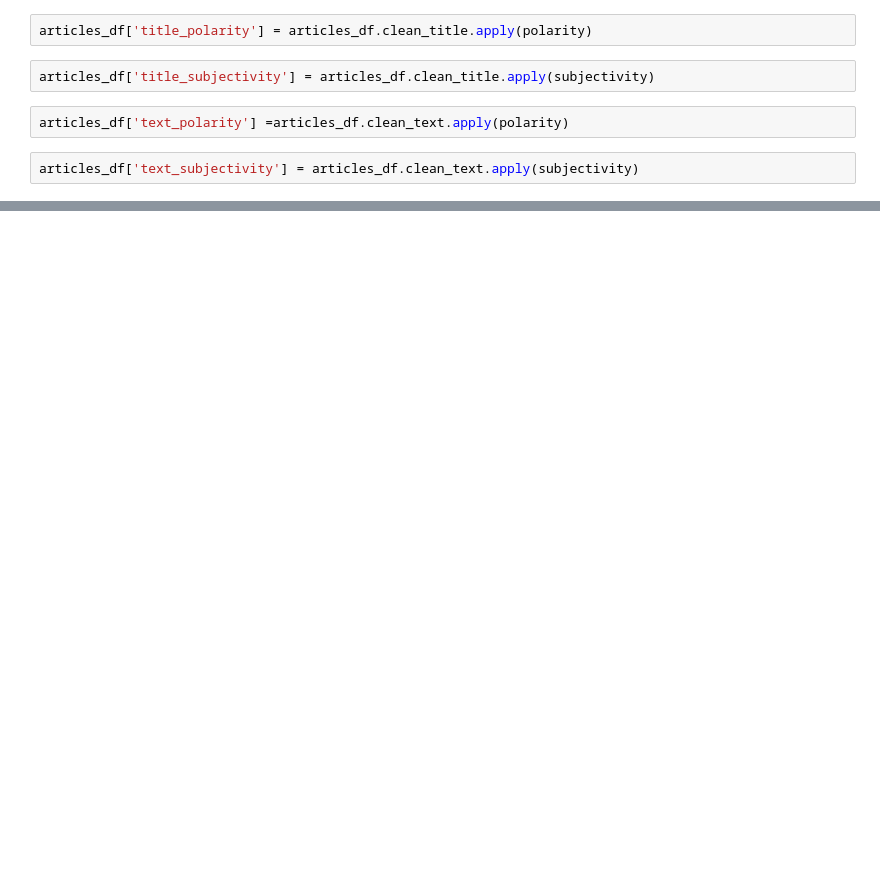
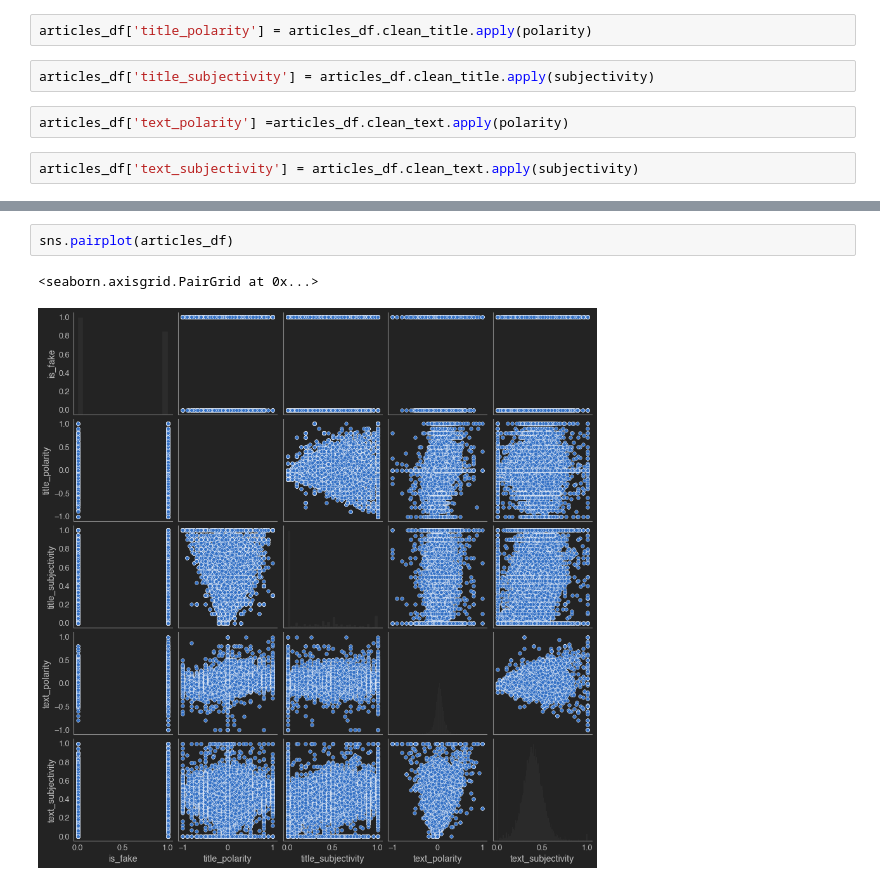
Before and after one commit to Fake-News-Capstone/fake_news_capstone, a Jupyter notebook: Ken_Exploration.ipynb, the cells around one changed output, grey strips where cells are left out. Saved outputs shown, nothing was run; the diff lists cells and outputs as text; blank space fills up the shorter version.

```diff
--- a/Ken_Exploration.ipynb
+++ b/Ken_Exploration.ipynb
@@ -165,0 +219,5 @@ articles_df.head()
+# %%
+sns.pairplot(articles_df)
+# %% [output]
+<seaborn.axisgrid.PairGrid at 0x...>
+[figure, added]
```
Also changed, not shown: parts of 18 cells of this notebook.
